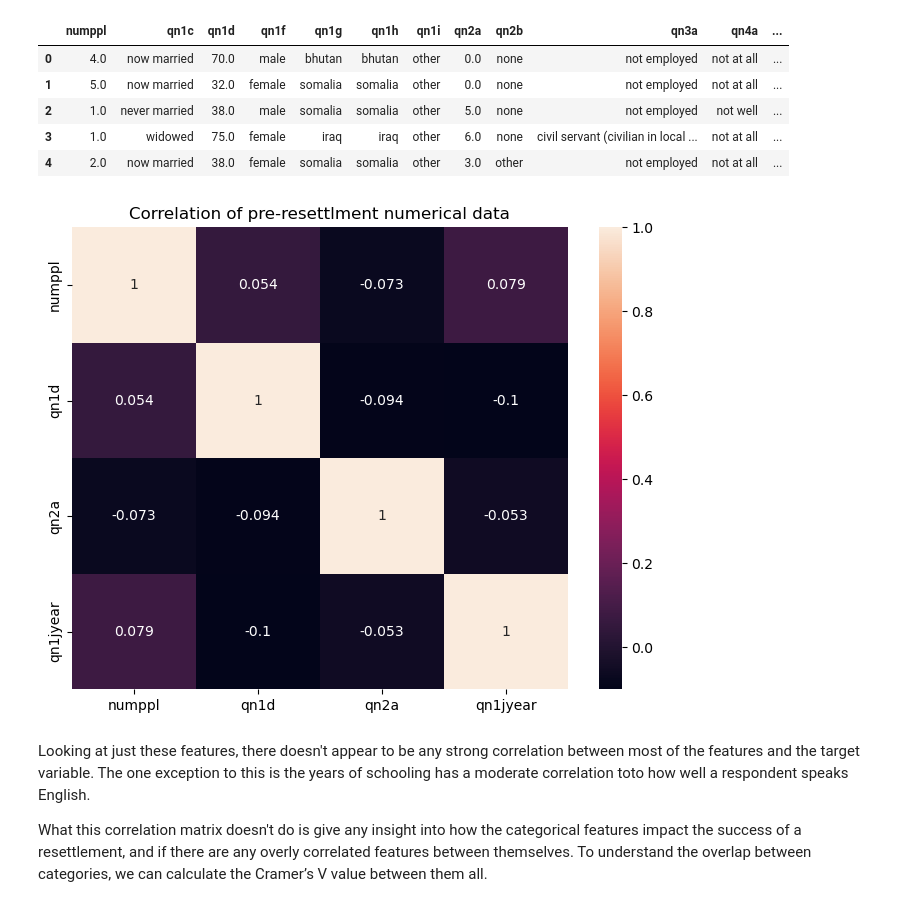
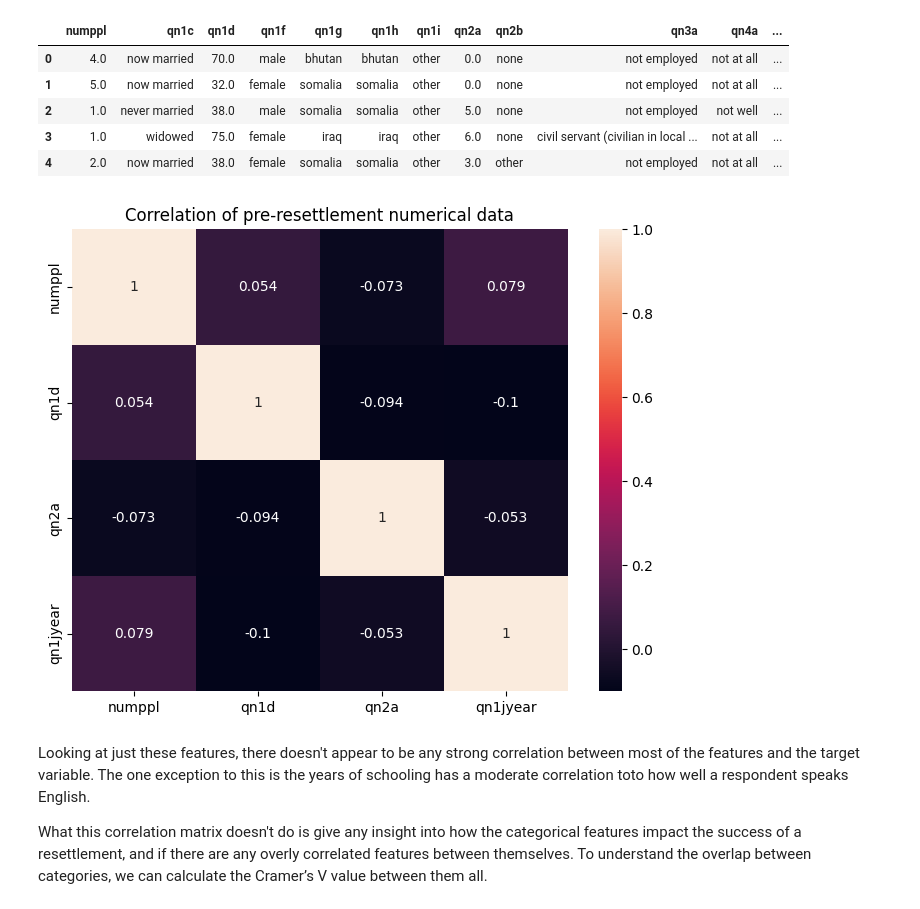
Before and after one commit to smonem/Capstone-Project-Haven, a Jupyter notebook: Notebooks/05_Supervised Learning.ipynb, the cells around one changed output. Drawn from its saved outputs; the diff is of its cells as text; code cells hidden in the pictures.

```diff
--- a/Notebooks/05_Supervised Learning.ipynb
+++ b/Notebooks/05_Supervised Learning.ipynb
@@ -80,14 +191,14 @@ pre_df.head()
 | 4 | 2.0 | now married | 38.0 | female | somalia | somalia | other | 3.0 | other | not employed | not at all | ... |
 # %%
 # Lets take a quick look at the correlation between our numeric features and our target.
-corr = pre_df.select_dtypes(include=np.number).drop(columns=['t_resettlement']).corr()
+corr = pre_df.select_dtypes(include=np.number).drop(columns=["t_resettlement"]).corr()
 
-fig, ax = plt.subplots(figsize=(8,6))
+fig, ax = plt.subplots(figsize=(8, 6))
 sns.heatmap(corr, annot=True, ax=ax)
-ax.set_title('Correlation of pre-resettlment numerical data')
+ax.set_title("Correlation of pre-resettlement numerical data")
 plt.show()
 # %% [output]
-[figure, old version]
+[figure, new version]
 # %% [markdown]
 Looking at just these features, there doesn't appear to be any strong correlation between most of the features and the target variable. The one exception to this is the years of schooling has a moderate correlation toto how well a respondent speaks English.
 
```
Also changed, not shown: parts of 44 cells of this notebook, 12 other files.
